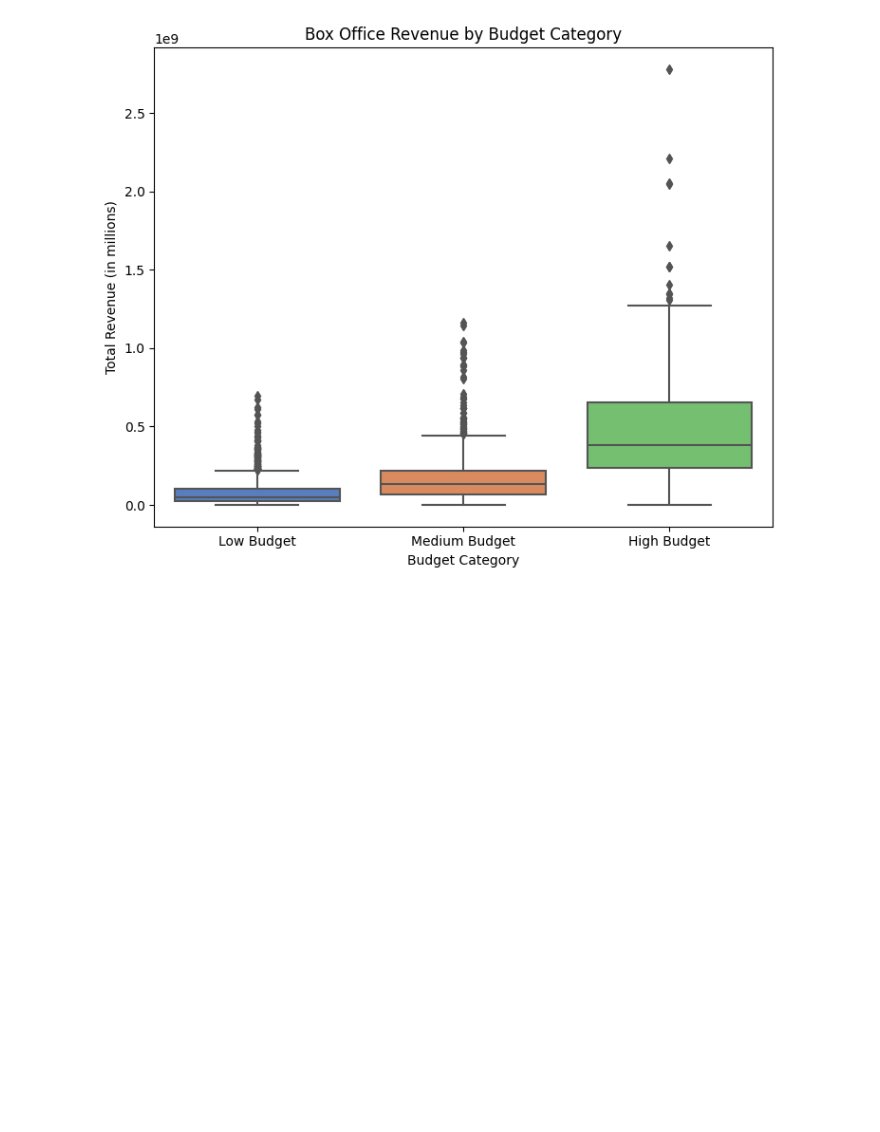
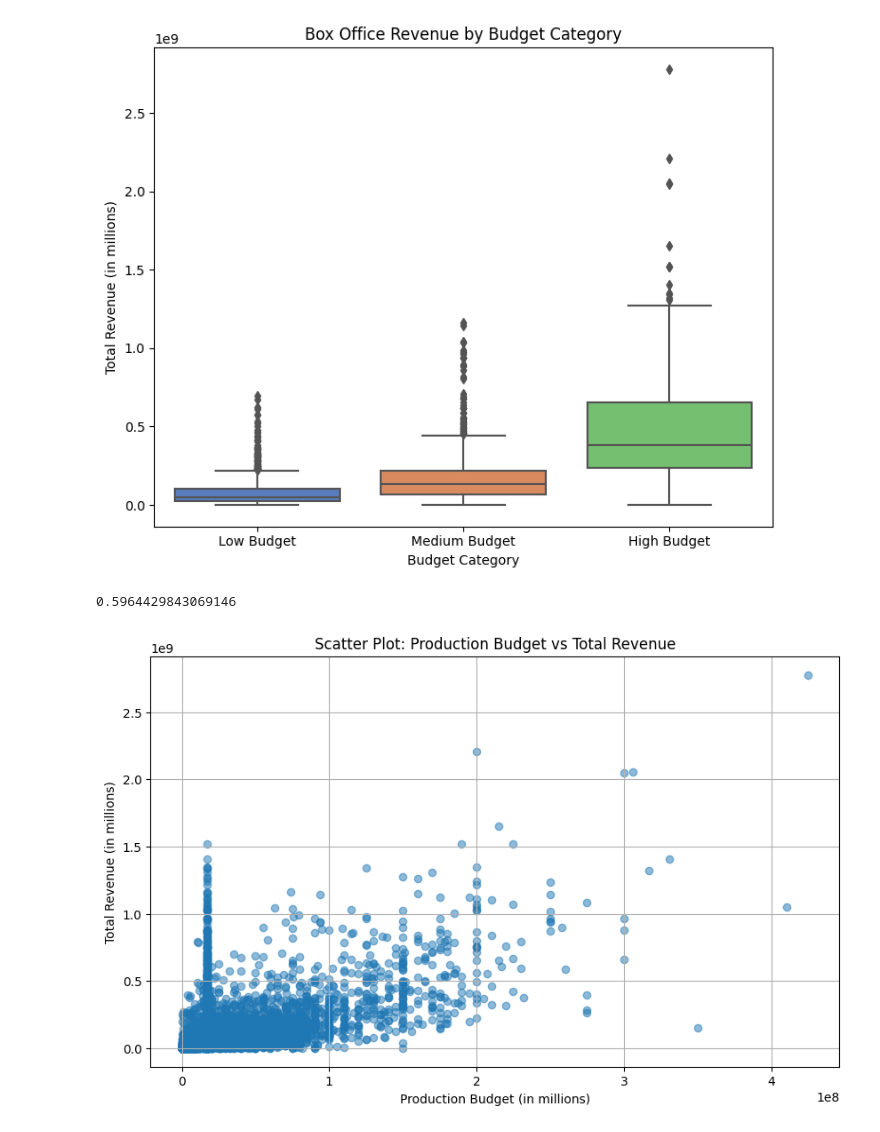
Before and after one commit to jameskoli/phase_one_project, a Jupyter notebook: index.ipynb, the cells around one changed output. Saved outputs shown, nothing was run; the diff lists cells and outputs as text; code cells hidden in the pictures; blank space fills up the shorter version.

Commit message:
performed correlation on budget and revenue

```diff
--- a/index.ipynb
+++ b/index.ipynb
@@ -446,0 +303,18 @@ plt.show()
+# %%
+# correlation between production cost and revenue return
+correlation_budget_revenue = merged_revenue['production_budget'].corr(merged_revenue['Total_revenue'])
+correlation_budget_revenue
+# %% [output]
+0.5964429843069146
+# %%
+plt.figure(figsize=(10, 6))
+plt.scatter(merged_revenue['production_budget'], merged_revenue['Total_revenue'], alpha=0.5)
+plt.title('Scatter Plot: Production Budget vs Total Revenue')
+plt.xlabel('Production Budget (in millions)')
+plt.ylabel('Total Revenue (in millions)')
+plt.grid(True)
+plt.show()
+
+# positive correlation
+# %% [output]
+[figure, added]
```
Also changed, not shown: parts of 15 cells of this notebook.
